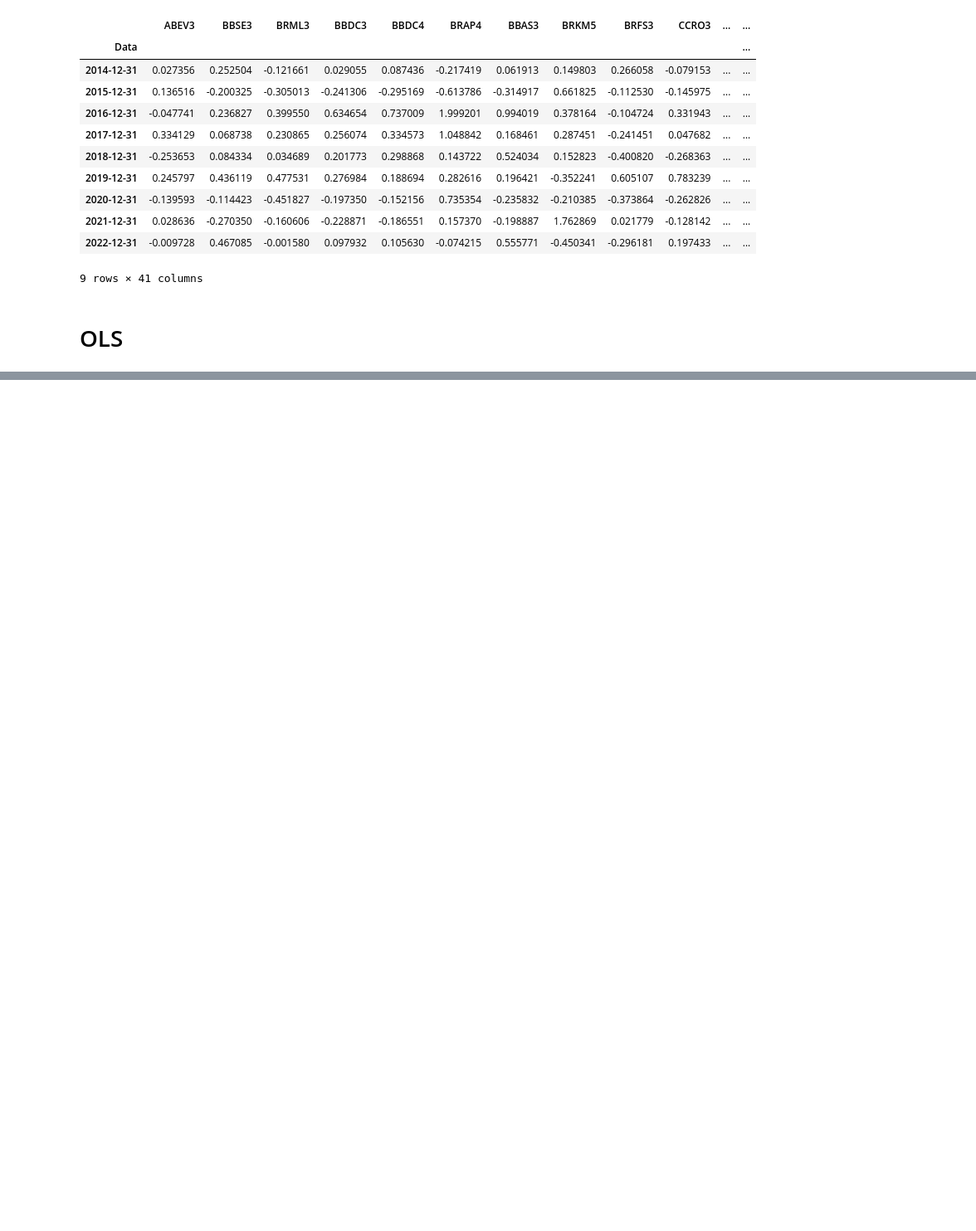
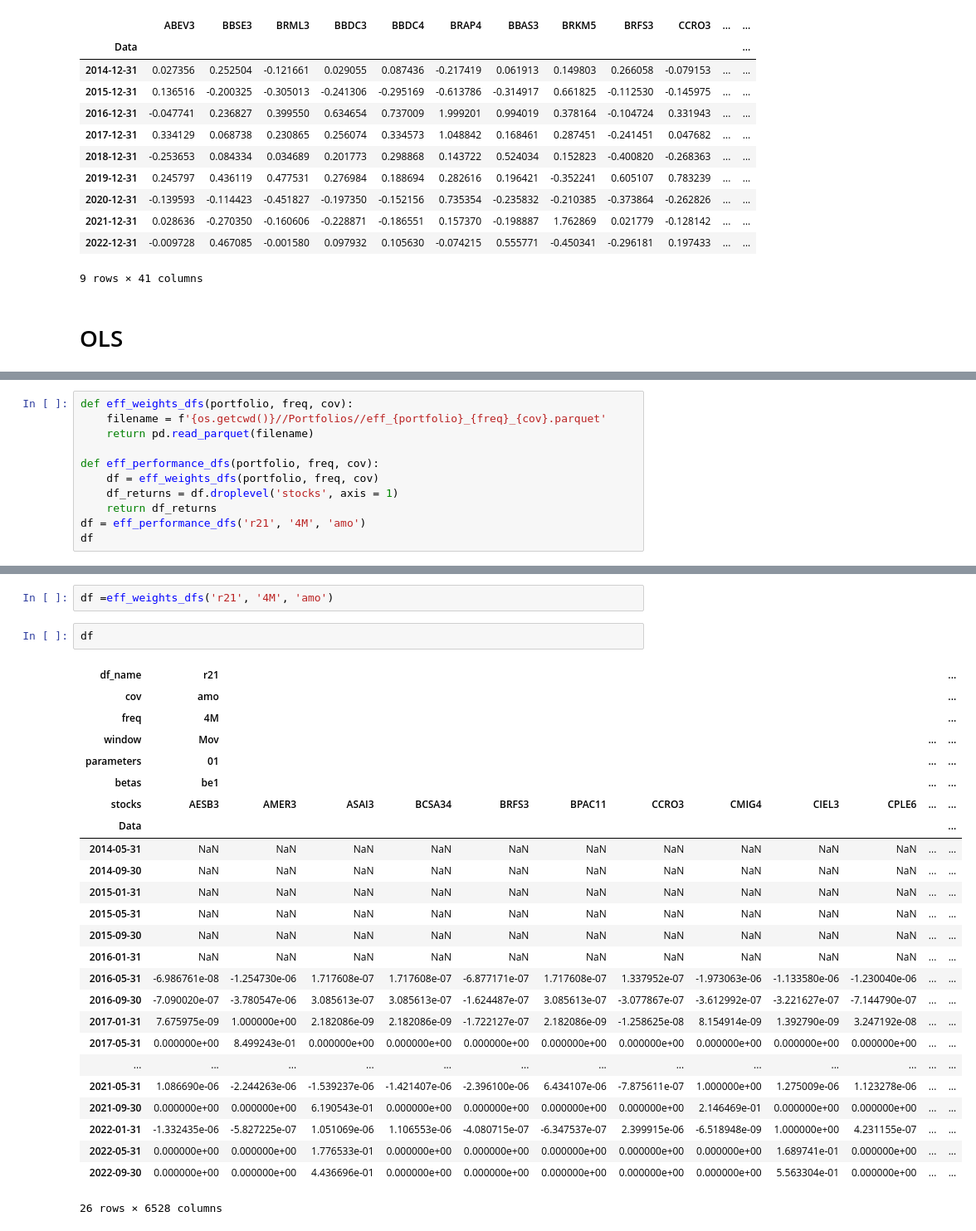
Before and after one commit to lvoltolini/Finance_file, a Jupyter notebook: Notebook.ipynb, the cells around one changed output, grey strips where cells are left out. Shown: that part at 83% size. Saved outputs shown, nothing was run; the diff lists cells and outputs as text; blank space fills up the shorter version.

Commit message:
Added Efficient Frontier and treated erratic data

```diff
--- a/Notebook.ipynb
+++ b/Notebook.ipynb
@@ -271,0 +141,11 @@ midmid_date
+# %%
+def eff_weights_dfs(portfolio, freq, cov):
+    filename = f'{os.getcwd()}//Portfolios//eff_{portfolio}_{freq}_{cov}.parquet'
+    return pd.read_parquet(filename)
+
+def eff_performance_dfs(portfolio, freq, cov):
+    df = eff_weights_dfs(portfolio, freq, cov)
+    df_returns = df.droplevel('stocks', axis = 1)
+    return df_returns
+df = eff_performance_dfs('r21', '4M', 'amo')
+df
@@ -271,0 +177,30 @@ midmid_date
+# %%
+df =eff_weights_dfs('r21', '4M', 'amo')
+# %%
+df
+# %% [output]
+| df_name | r21 |  |  |  |  |  |  |  |  |  |  | ... |
+| cov | amo |  |  |  |  |  |  |  |  |  |  | ... |
+| freq | 4M |  |  |  |  |  |  |  |  |  |  | ... |
+| window | Mov |  |  |  |  |  |  |  |  |  | ... | ... |
+| parameters | 01 |  |  |  |  |  |  |  |  |  | ... | ... |
+| betas | be1 |  |  |  |  |  |  |  |  |  | ... | ... |
+| stocks | AESB3 | AMER3 | ASAI3 | BCSA34 | BRFS3 | BPAC11 | CCRO3 | CMIG4 | CIEL3 | CPLE6 | ... | ... |
+| Data |  |  |  |  |  |  |  |  |  |  |  | ... |
+| 2014-05-31 | NaN | NaN | NaN | NaN | NaN | NaN | NaN | NaN | NaN | NaN | ... | ... |
+| 2014-09-30 | NaN | NaN | NaN | NaN | NaN | NaN | NaN | NaN | NaN | NaN | ... | ... |
+| 2015-01-31 | NaN | NaN | NaN | NaN | NaN | NaN | NaN | NaN | NaN | NaN | ... | ... |
+| 2015-05-31 | NaN | NaN | NaN | NaN | NaN | NaN | NaN | NaN | NaN | NaN | ... | ... |
+| 2015-09-30 | NaN | NaN | NaN | NaN | NaN | NaN | NaN | NaN | NaN | NaN | ... | ... |
+| 2016-01-31 | NaN | NaN | NaN | NaN | NaN | NaN | NaN | NaN | NaN | NaN | ... | ... |
+| 2016-05-31 | -6.986761e-08 | -1.254730e-06 | 1.717608e-07 | 1.717608e-07 | -6.877171e-07 | 1.717608e-07 | 1.337952e-07 | -1.973063e-06 | -1.133580e-06 | -1.230040e-06 | ... | ... |
+| 2016-09-30 | -7.090020e-07 | -3.780547e-06 | 3.085613e-07 | 3.085613e-07 | -1.624487e-07 | 3.085613e-07 | -3.077867e-07 | -3.612992e-07 | -3.221627e-07 | -7.144790e-07 | ... | ... |
+| 2017-01-31 | 7.675975e-09 | 1.000000e+00 | 2.182086e-09 | 2.182086e-09 | -1.722127e-07 | 2.182086e-09 | -1.258625e-08 | 8.154914e-09 | 1.392790e-09 | 3.247192e-08 | ... | ... |
+| 2017-05-31 | 0.000000e+00 | 8.499243e-01 | 0.000000e+00 | 0.000000e+00 | 0.000000e+00 | 0.000000e+00 | 0.000000e+00 | 0.000000e+00 | 0.000000e+00 | 0.000000e+00 | ... | ... |
+| ... | ... | ... | ... | ... | ... | ... | ... | ... | ... | ... | ... | ... |
+| 2021-05-31 | 1.086690e-06 | -2.244263e-06 | -1.539237e-06 | -1.421407e-06 | -2.396100e-06 | 6.434107e-06 | -7.875611e-07 | 1.000000e+00 | 1.275009e-06 | 1.123278e-06 | ... | ... |
+| 2021-09-30 | 0.000000e+00 | 0.000000e+00 | 6.190543e-01 | 0.000000e+00 | 0.000000e+00 | 0.000000e+00 | 0.000000e+00 | 2.146469e-01 | 0.000000e+00 | 0.000000e+00 | ... | ... |
+| 2022-01-31 | -1.332435e-06 | -5.827225e-07 | 1.051069e-06 | 1.106553e-06 | -4.080715e-07 | -6.347537e-07 | 2.399915e-06 | -6.518948e-09 | 1.000000e+00 | 4.231155e-07 | ... | ... |
+| 2022-05-31 | 0.000000e+00 | 0.000000e+00 | 1.776533e-01 | 0.000000e+00 | 0.000000e+00 | 0.000000e+00 | 0.000000e+00 | 0.000000e+00 | 1.689741e-01 | 0.000000e+00 | ... | ... |
+| 2022-09-30 | 0.000000e+00 | 0.000000e+00 | 4.436696e-01 | 0.000000e+00 | 0.000000e+00 | 0.000000e+00 | 0.000000e+00 | 0.000000e+00 | 5.563304e-01 | 0.000000e+00 | ... | ... |
+26 rows × 6528 columns
```
Also changed, not shown: parts of 21 cells of this notebook, 40 other files.
